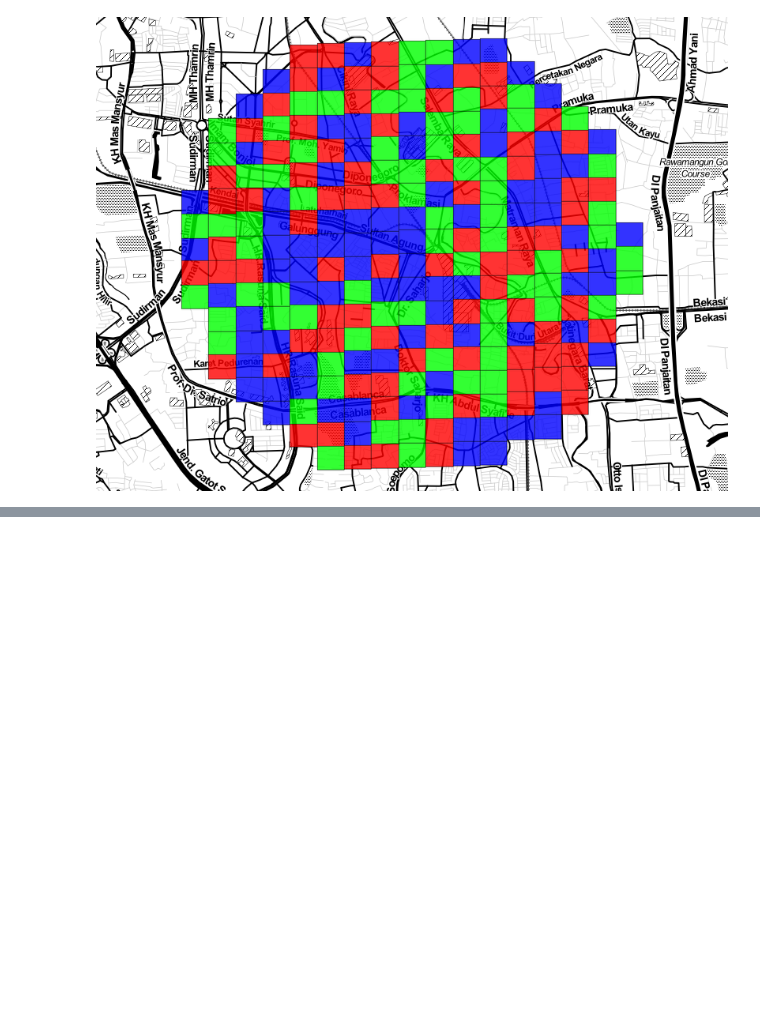
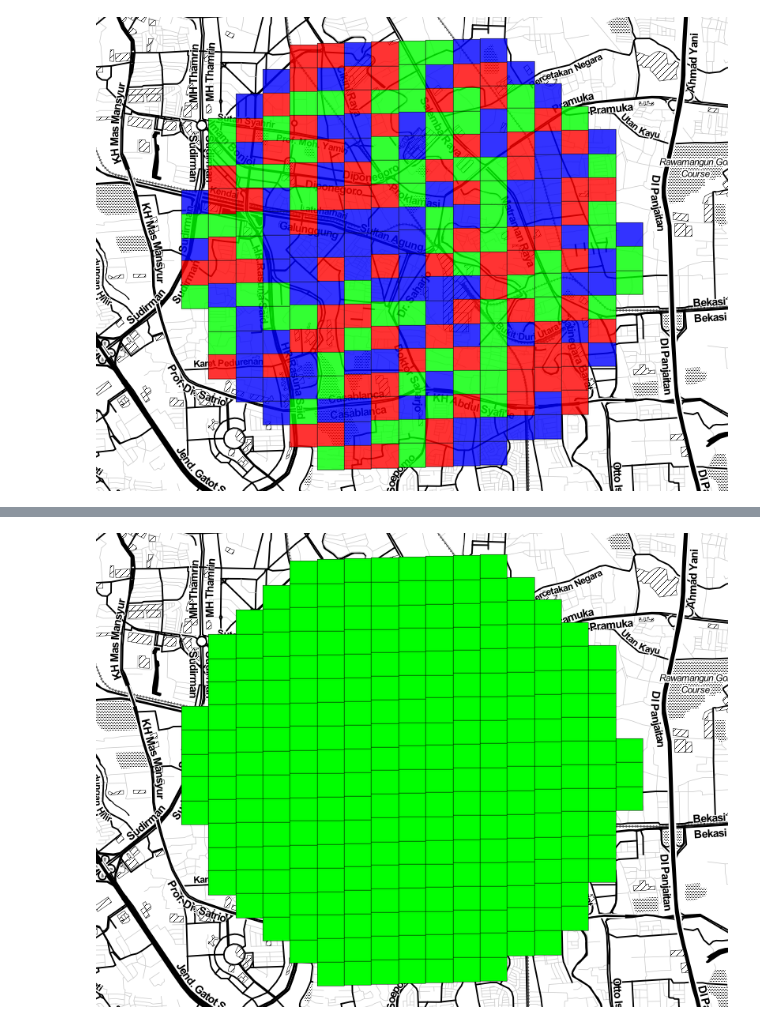
Before and after one commit to mitbal/raftel, a Jupyter notebook: example.ipynb, the cells around one changed output, grey strips where cells are left out. Cells and saved outputs as stored; diff of their text form; code cells hidden in the pictures; blank space fills up the shorter version.

```diff
--- a/example.ipynb
+++ b/example.ipynb
@@ -63,3 +63,9 @@ colors = np.random.choice(['#ff0000', '#00ff00', '#0000ff'], len(abc)).tolist()
 rt.plot_s2id(abc, colors, alpha=0.8)
 # %% [output]
 [figure]
+# %%
+df = pd.DataFrame({'s2id': abc})
+df['cat'] = np.random.choice(['a', 'b', 'c'], len(abc)).tolist()
+df['val'] = np.random.choice(range(1, 6), len(abc)).tolist()
+
+df.head()
@@ -65,0 +79,4 @@ rt.plot_s2id(abc, colors, alpha=0.8)
+# %%
+rt.area_plot(data=df, s2id_col='s2id')
+# %% [output]
+[figure, added]
```
Also changed, not shown: parts of 3 cells of this notebook.
